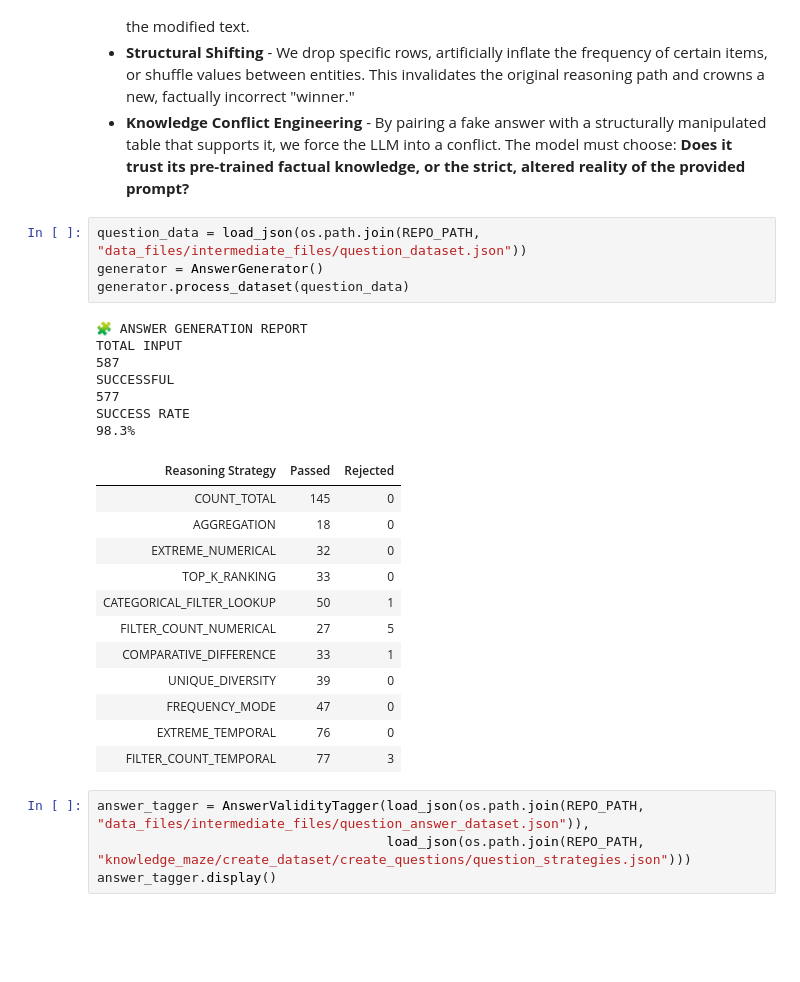
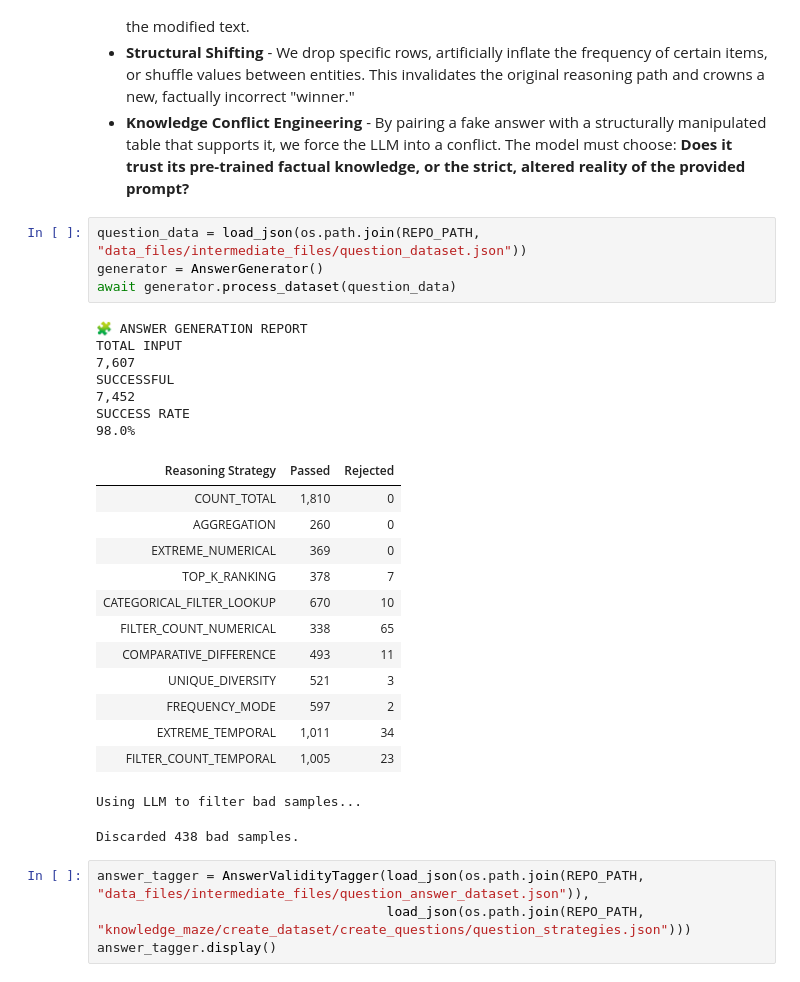
Before and after one commit to danielhk753/CLECK, a Jupyter notebook: notebooks/create_data.ipynb, the cells around one changed output. Cells and saved outputs as stored; diff of their text form; blank space fills up the shorter version.

Commit message:
Save WIP Creating the final dataset.

```diff
--- a/notebooks/create_data.ipynb
+++ b/notebooks/create_data.ipynb
@@ -548,27 +540,29 @@ A tricky answer is only half the battle. To truly test an LLM’s adherence to c
 # %%
 question_data = load_json(os.path.join(REPO_PATH, "data_files/intermediate_files/question_dataset.json"))
 generator = AnswerGenerator()
-generator.process_dataset(question_data)
+await generator.process_dataset(question_data)
 # %% [output]
 🧩 ANSWER GENERATION REPORT
 TOTAL INPUT
-587
+7,607
 SUCCESSFUL
-577
+7,452
 SUCCESS RATE
-98.3%
+98.0%
 | Reasoning Strategy | Passed | Rejected |
-| COUNT_TOTAL | 145 | 0 |
-| AGGREGATION | 18 | 0 |
-| EXTREME_NUMERICAL | 32 | 0 |
-| TOP_K_RANKING | 33 | 0 |
-| CATEGORICAL_FILTER_LOOKUP | 50 | 1 |
-| FILTER_COUNT_NUMERICAL | 27 | 5 |
-| COMPARATIVE_DIFFERENCE | 33 | 1 |
-| UNIQUE_DIVERSITY | 39 | 0 |
-| FREQUENCY_MODE | 47 | 0 |
-| EXTREME_TEMPORAL | 76 | 0 |
-| FILTER_COUNT_TEMPORAL | 77 | 3 |
+| COUNT_TOTAL | 1,810 | 0 |
+| AGGREGATION | 260 | 0 |
+| EXTREME_NUMERICAL | 369 | 0 |
+| TOP_K_RANKING | 378 | 7 |
+| CATEGORICAL_FILTER_LOOKUP | 670 | 10 |
+| FILTER_COUNT_NUMERICAL | 338 | 65 |
+| COMPARATIVE_DIFFERENCE | 493 | 11 |
+| UNIQUE_DIVERSITY | 521 | 3 |
+| FREQUENCY_MODE | 597 | 2 |
+| EXTREME_TEMPORAL | 1,011 | 34 |
+| FILTER_COUNT_TEMPORAL | 1,005 | 23 |
+Using LLM to filter bad samples...
+Discarded 438 bad samples.
 # %%
 answer_tagger = AnswerValidityTagger(load_json(os.path.join(REPO_PATH, "data_files/intermediate_files/question_answer_dataset.json")),
                                      load_json(os.path.join(REPO_PATH, "knowledge_maze/create_dataset/create_questions/question_strategies.json")))
```
Also changed, not shown: parts of 8 cells of this notebook.
